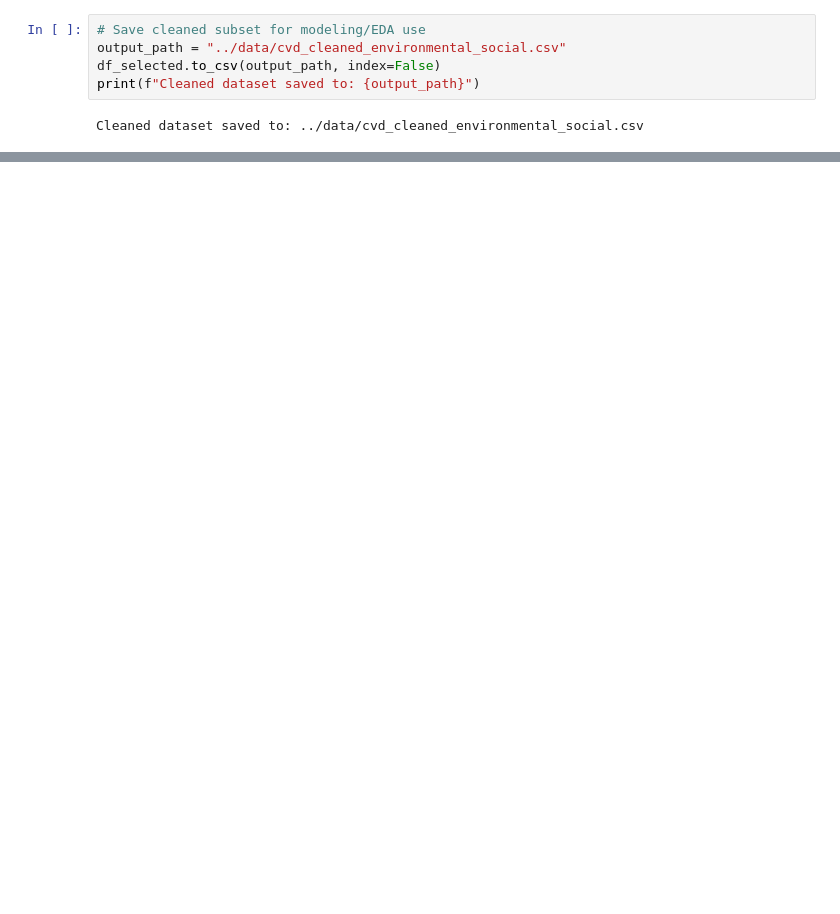
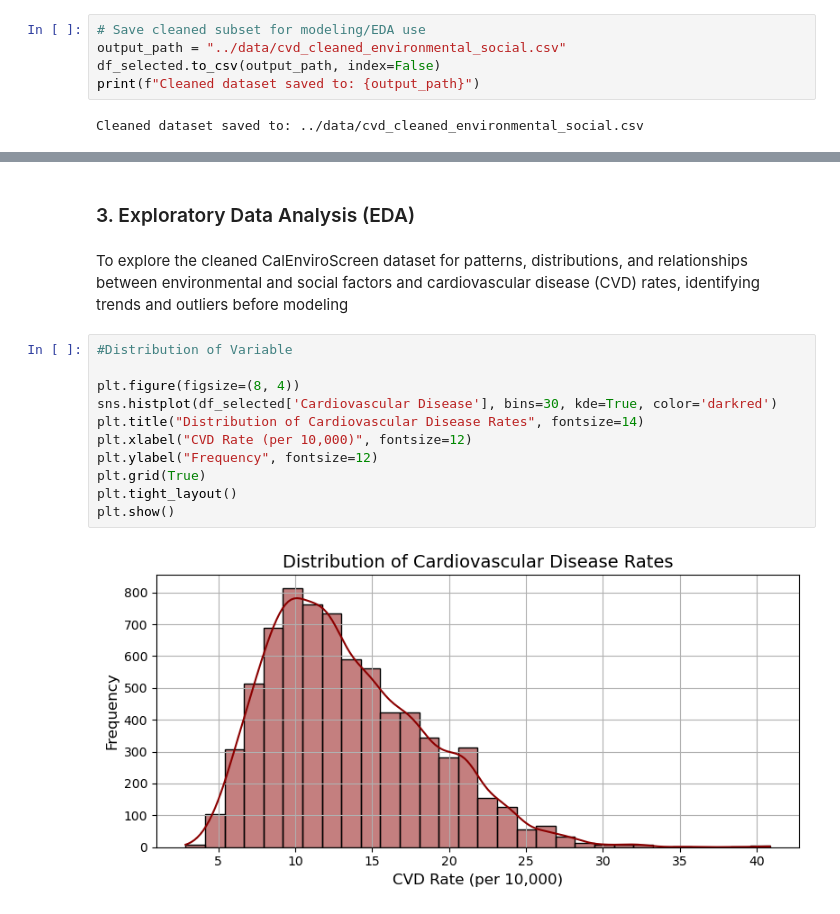
Before and after one commit to deepak161087/Capstone-CVD-analysis, a Jupyter notebook: notebooks/cvd_analysis.ipynb, the cells around one changed output, grey strips where cells are left out. Drawn from its saved outputs; the diff is of its cells as text; blank space fills up the shorter version.

```diff
--- a/notebooks/cvd_analysis.ipynb
+++ b/notebooks/cvd_analysis.ipynb
@@ -188,0 +188,17 @@ df_selected.head(5)
+# %% [markdown]
+### 3. Exploratory Data Analysis (EDA)
+# %% [markdown]
+To explore the cleaned CalEnviroScreen dataset for patterns, distributions, and relationships between environmental and social factors and cardiovascular disease (CVD) rates, identifying trends and outliers before modeling
+# %%
+#Distribution of Variable
+
+plt.figure(figsize=(8, 4))
+sns.histplot(df_selected['Cardiovascular Disease'], bins=30, kde=True, color='darkred')
+plt.title("Distribution of Cardiovascular Disease Rates", fontsize=14)
+plt.xlabel("CVD Rate (per 10,000)", fontsize=12)
+plt.ylabel("Frequency", fontsize=12)
+plt.grid(True)
+plt.tight_layout()
+plt.show()
+# %% [output]
+[figure, added]
```
Also changed, not shown: parts of 20 cells of this notebook.
